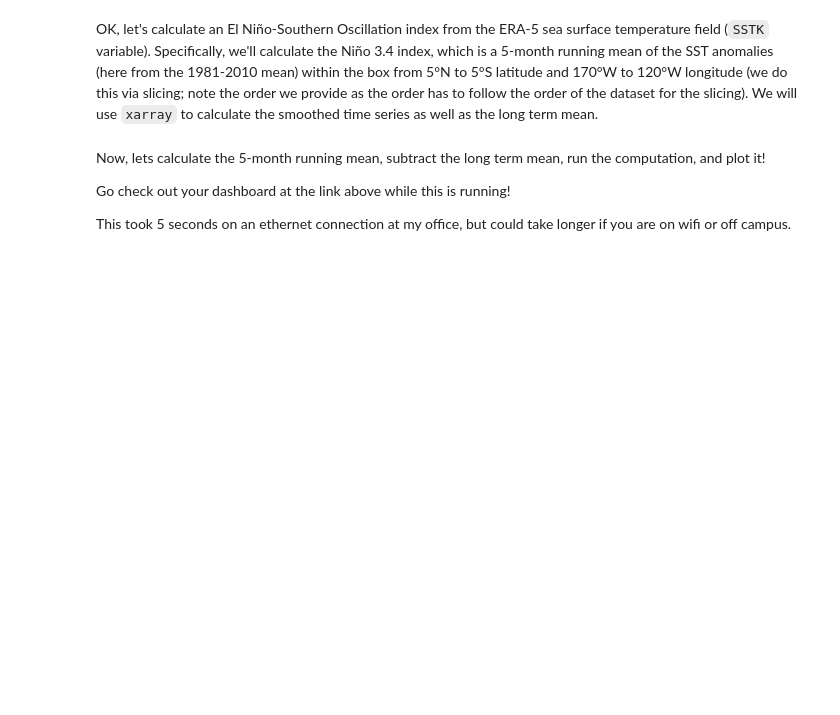
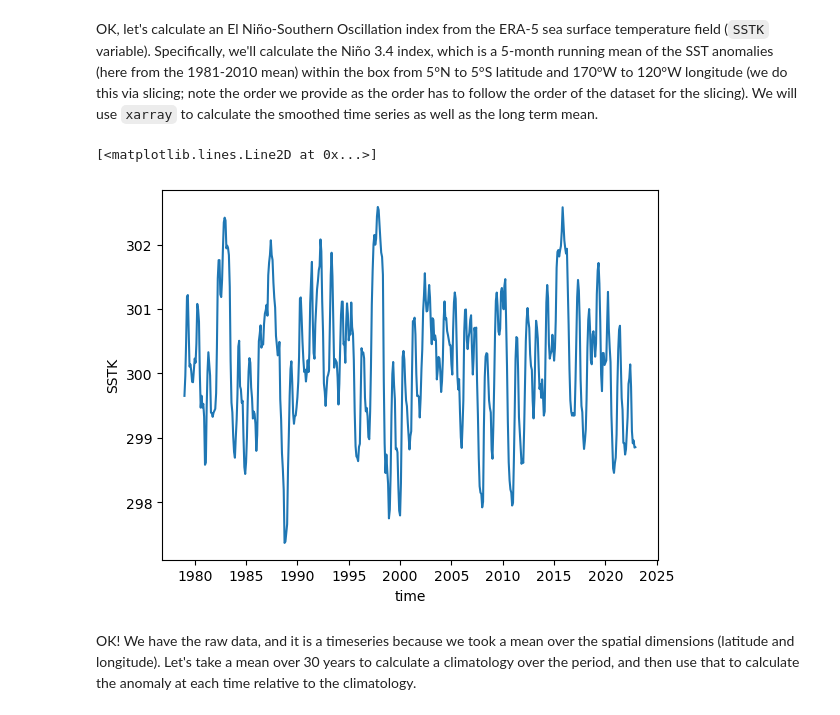
Before and after one commit to swnesbitt/ATMS-523-Module-2, a Jupyter notebook: M2N2_dask_workflows.ipynb, the cells around one changed output. Saved outputs shown, nothing was run; the diff lists cells and outputs as text; code cells hidden in the pictures; blank space fills up the shorter version.

```diff
--- a/M2N2_dask_workflows.ipynb
+++ b/M2N2_dask_workflows.ipynb
@@ -149,14 +153,12 @@ OK, let's calculate an El Niño-Southern Oscillation index from the ERA-5 sea su
 # %%
 # Do the slicing and take the mean over the region (latitude + longitude).  This data covers the whole period of record.
 
 ds_sub = ds['SSTK'].sel(latitude=slice(5,-5),longitude=slice(360-170,360-120)).mean(dim=['latitude','longitude'])
 
-# Extract the long term mean over the 1981-2010 period.
-
-mean_1981_2010 = ds_sub.sel(time=slice('1981-1-1','2010-12-31')).mean()
+# visualize
+ds_sub.compute().plot()
+# %% [output]
+[<matplotlib.lines.Line2D at 0x...>]
+[figure, added]
-# %% [markdown]
-Now, lets calculate the 5-month running mean, subtract the long term mean, run the computation, and plot it!
-
-Go check out your dashboard at the link above while this is running!
-
-This took 5 seconds on an ethernet connection at my office, but could take longer if you are on wifi or off campus.
+# %% [markdown]
+OK! We have the raw data, and it is a timeseries because we took a mean over the spatial dimensions (latitude and longitude).  Let's take a mean over 30 years to calculate a climatology over the period, and then use that to calculate the anomaly at each time relative to the climatology.
```
Also changed, not shown: parts of 24 cells of this notebook, 1 other file.
